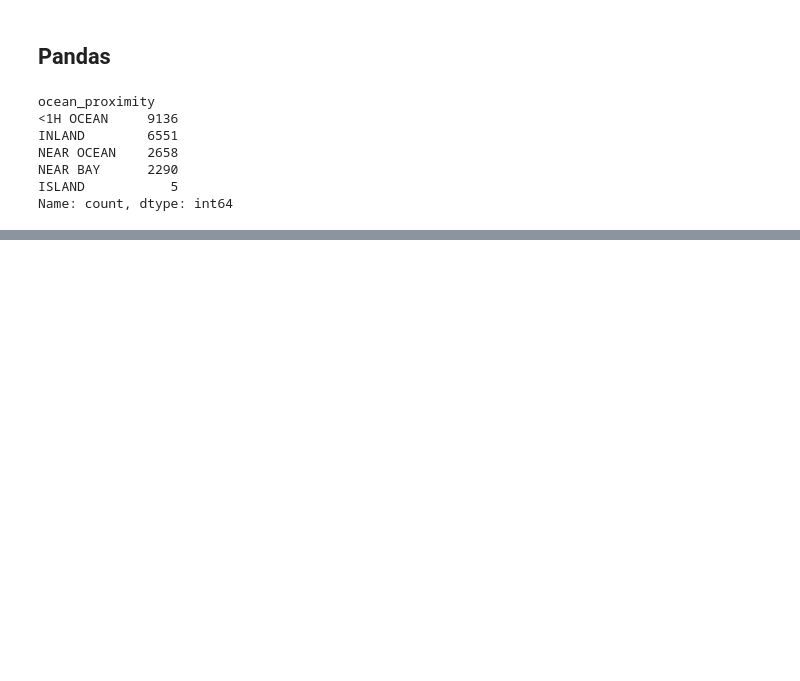
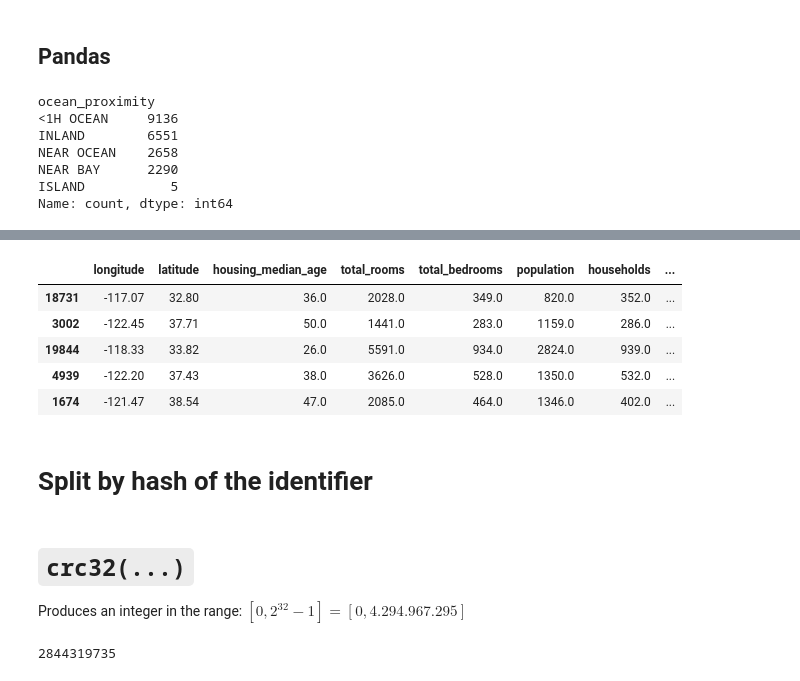
Before and after one commit to DavidCalebChaparroOrozco/Hands-OnMachineLearningwithScikit-LearnandPyTorch-Aur-lienG-ron, a Jupyter notebook: DataloadingExplorationPreparation/PracticeHousingDataset.ipynb, the cells around one changed output, grey strips where cells are left out. Cells and saved outputs as stored; diff of their text form; code cells hidden in the pictures; blank space fills up the shorter version.

```diff
--- a/DataloadingExplorationPreparation/PracticeHousingDataset.ipynb
+++ b/DataloadingExplorationPreparation/PracticeHousingDataset.ipynb
@@ -151,0 +238,23 @@ housing_pd.describe()
+# %%
+def shuffle_and_split_data(data, test_ratio, rng):
+    # Generates a random permutation
+    # rng is a random number generator (for eg, np.random.default_rng(seed))
+    shuffled_indices = rng.permutation(len(data)) # [4, 2, 3, 1]
+
+    # Calculate how many rows will go to the test set
+    test_set_size = int(len(data) * test_ratio) # 1000 * 0.2 = 200
+
+    # Take the first (already mixed) indices for the test set
+    indexes_test = shuffled_indices[:test_set_size] # 0 : 200 = %20
+
+    # The remaining indices will be for the train set
+    train_indexes = shuffled_indices[test_set_size:] # 200 : 1000 = %80
+
+    # Returns two subsets using iloc (positional indexing)
+    # First the train, then the test
+    return data.iloc[train_indexes], data.iloc[indexes_test]
+# %%
+# Generate a random number generator with a fixed seed for reproducibility
+rng = np.random.default_rng(seed=42)
+# %%
+train_set , test_set = shuffle_and_split_data(housing_pd, 0.2, rng)
@@ -151,0 +265,11 @@ housing_pd.describe()
+# %%
+train_set.head()
+# %% [output]
+|  | longitude | latitude | housing_median_age | total_rooms | total_bedrooms | population | households | ... |
+| 18731 | -117.07 | 32.80 | 36.0 | 2028.0 | 349.0 | 820.0 | 352.0 | ... |
+| 3002 | -122.45 | 37.71 | 50.0 | 1441.0 | 283.0 | 1159.0 | 286.0 | ... |
+| 19844 | -118.33 | 33.82 | 26.0 | 5591.0 | 934.0 | 2824.0 | 939.0 | ... |
+| 4939 | -122.20 | 37.43 | 38.0 | 3626.0 | 528.0 | 1350.0 | 532.0 | ... |
+| 1674 | -121.47 | 38.54 | 47.0 | 2085.0 | 464.0 | 1346.0 | 402.0 | ... |
+# %% [markdown]
+# Split by hash of the identifier
@@ -151,0 +283,8 @@ housing_pd.describe()
+# %% [markdown]
+# `crc32(...)`
+Produces an integer in the range:
+$[0, 2^{32} - 1 ] = [0, 4.294.967.295]$
+# %%
+crc32(np.int64(1))
+# %% [output]
+2844319735
```
Also changed, not shown: parts of 13 cells of this notebook, 3 other files.
